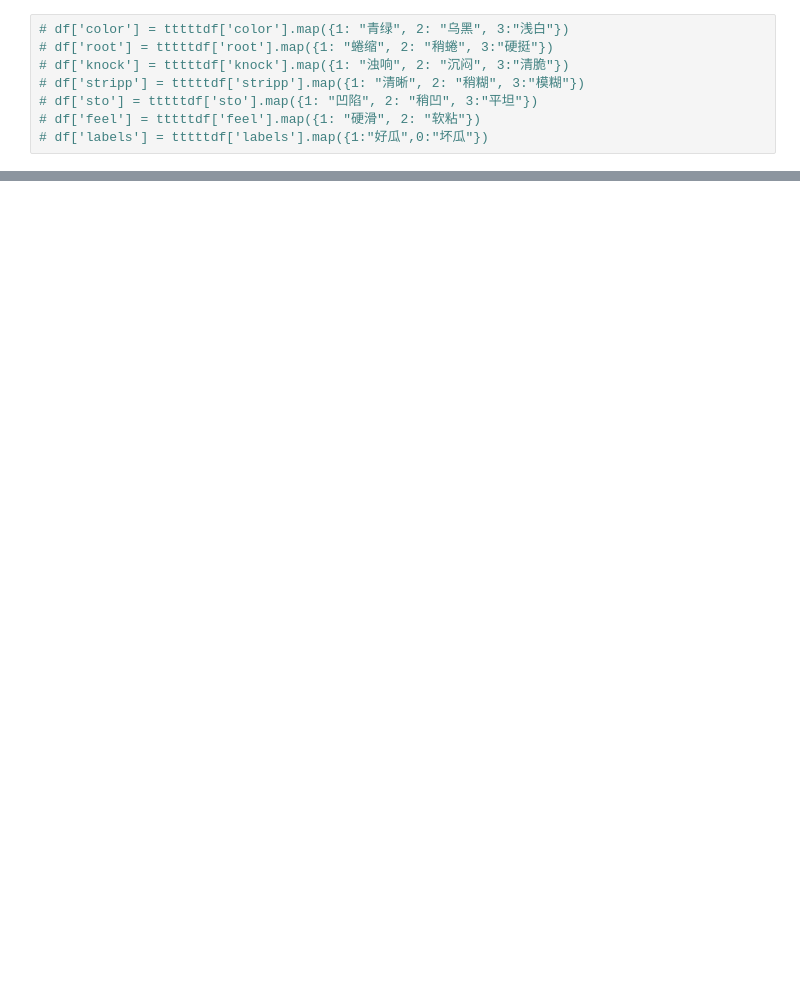
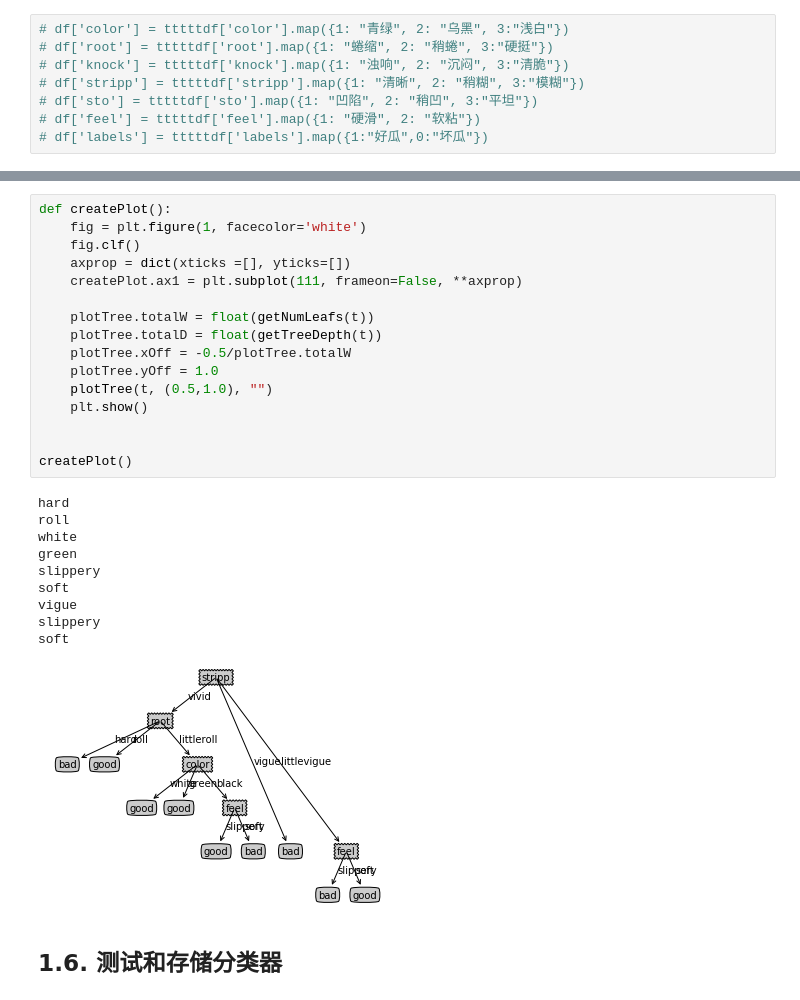
Before and after one commit to bruceEeZhao/machinLearning, a Jupyter notebook: decisionTree/decisionTree.ipynb, the cells around one changed output, grey strips where cells are left out. Saved outputs shown, nothing was run; the diff lists cells and outputs as text; blank space fills up the shorter version.

```diff
--- a/decisionTree/decisionTree.ipynb
+++ b/decisionTree/decisionTree.ipynb
@@ -373,0 +476,29 @@ stripp None
+# %%
+def createPlot():
+    fig = plt.figure(1, facecolor='white')
+    fig.clf()
+    axprop = dict(xticks =[], yticks=[])
+    createPlot.ax1 = plt.subplot(111, frameon=False, **axprop)
+
+    plotTree.totalW = float(getNumLeafs(t))
+    plotTree.totalD = float(getTreeDepth(t))
+    plotTree.xOff = -0.5/plotTree.totalW
+    plotTree.yOff = 1.0
+    plotTree(t, (0.5,1.0), "")
+    plt.show()
+
+
+createPlot()
+# %% [output]
+hard
+roll
+white
+green
+slippery
+soft
+vigue
+slippery
+soft
+[figure, added]
+# %% [markdown]
+## 1.6. 测试和存储分类器
```
Also changed, not shown: parts of 9 cells of this notebook, 2 other files.
